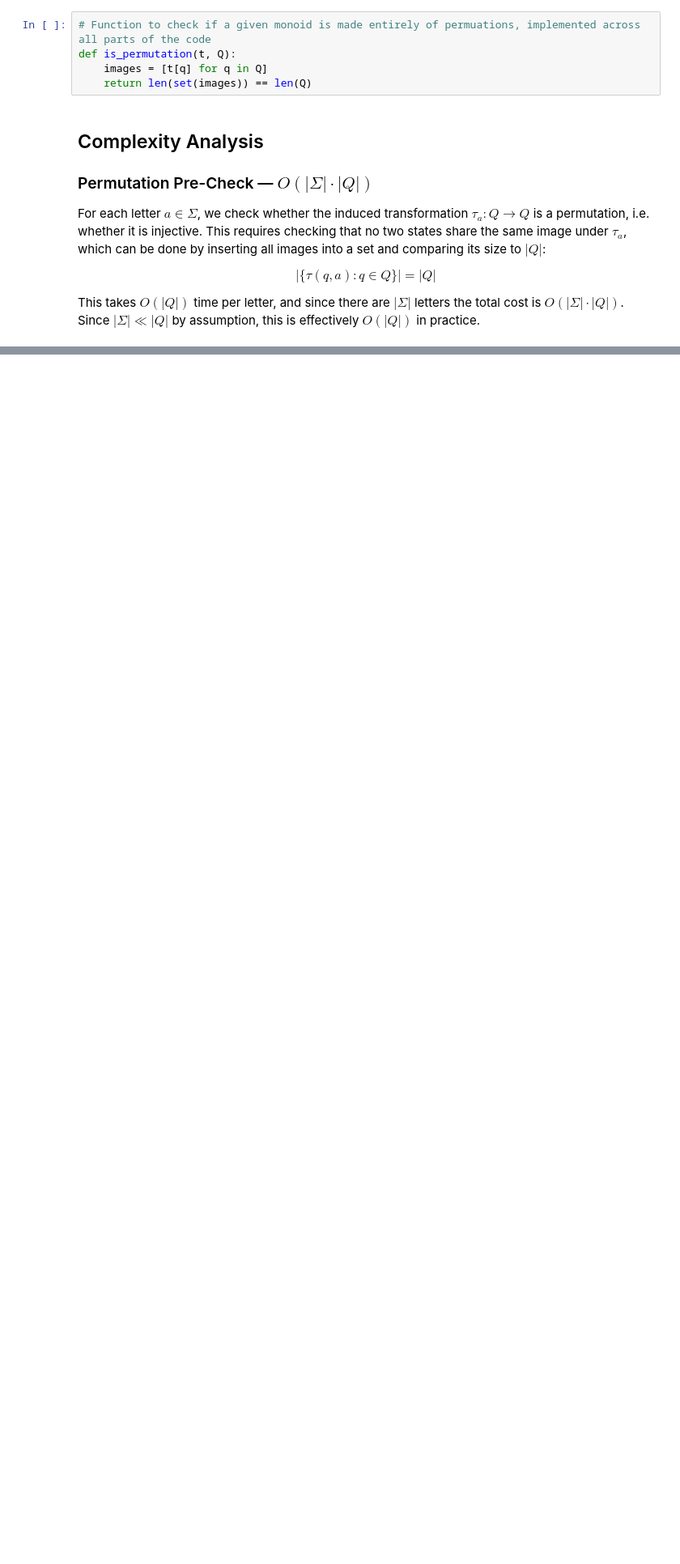
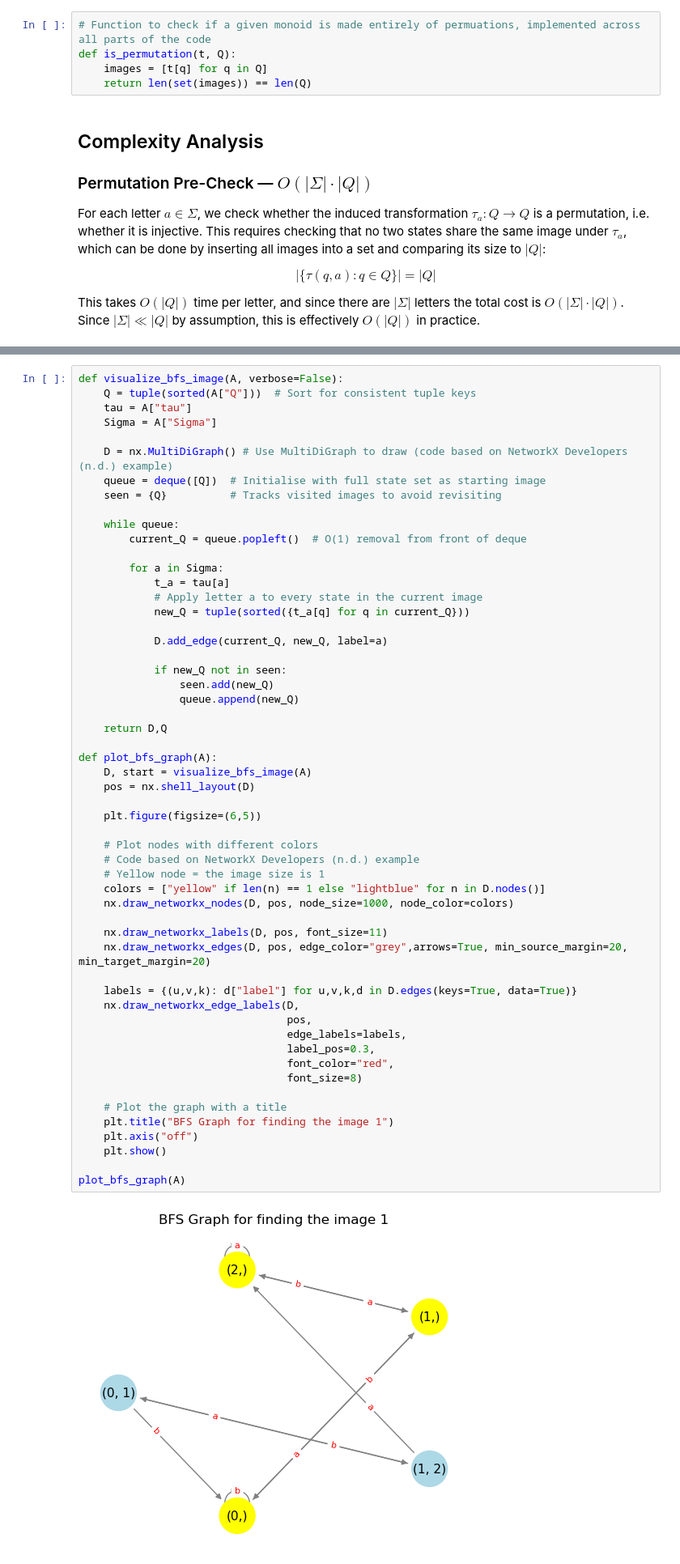
Before and after one commit to kaleater22/MT3510-Group-Project, a Jupyter notebook: MT3510_Pure_Team_Project.ipynb, the cells around one changed output, grey strips where cells are left out. Shown at 81% size. Saved outputs shown, nothing was run; the diff lists cells and outputs as text; blank space fills up the shorter version.

```diff
--- a/MT3510_Pure_Team_Project.ipynb
+++ b/MT3510_Pure_Team_Project.ipynb
@@ -204,0 +254,57 @@ def synchronizing_bfs_image(A, verbose=False):
+# %%
+def visualize_bfs_image(A, verbose=False):
+    Q = tuple(sorted(A["Q"]))  # Sort for consistent tuple keys
+    tau = A["tau"]
+    Sigma = A["Sigma"]
+
+    D = nx.MultiDiGraph() # Use MultiDiGraph to draw (code based on NetworkX Developers (n.d.) example)
+    queue = deque([Q])  # Initialise with full state set as starting image
+    seen = {Q}          # Tracks visited images to avoid revisiting
+
+    while queue:
+        current_Q = queue.popleft()  # O(1) removal from front of deque
+
+        for a in Sigma:
+            t_a = tau[a]
+            # Apply letter a to every state in the current image
+            new_Q = tuple(sorted({t_a[q] for q in current_Q}))
+
+            D.add_edge(current_Q, new_Q, label=a)
+
+            if new_Q not in seen:
+                seen.add(new_Q)
+                queue.append(new_Q)
+
+    return D,Q
+
+def plot_bfs_graph(A):
+    D, start = visualize_bfs_image(A)
+    pos = nx.shell_layout(D)
+
+    plt.figure(figsize=(6,5))
+
+    # Plot nodes with different colors
+    # Code based on NetworkX Developers (n.d.) example
+    # Yellow node = the image size is 1
+    colors = ["yellow" if len(n) == 1 else "lightblue" for n in D.nodes()]
+    nx.draw_networkx_nodes(D, pos, node_size=1000, node_color=colors)
+
+    nx.draw_networkx_labels(D, pos, font_size=11)
+    nx.draw_networkx_edges(D, pos, edge_color="grey",arrows=True, min_source_margin=20, min_target_margin=20)
+
+    labels = {(u,v,k): d["label"] for u,v,k,d in D.edges(keys=True, data=True)}
+    nx.draw_networkx_edge_labels(D,
+                                 pos,
+                                 edge_labels=labels,
+                                 label_pos=0.3,
+                                 font_color="red",
+                                 font_size=8)
+
+    # Plot the graph with a title
+    plt.title("BFS Graph for finding the image 1")
+    plt.axis("off")
+    plt.show()
+
+plot_bfs_graph(A)
+# %% [output]
+[figure, added]
```
Also changed, not shown: parts of 29 cells of this notebook.
